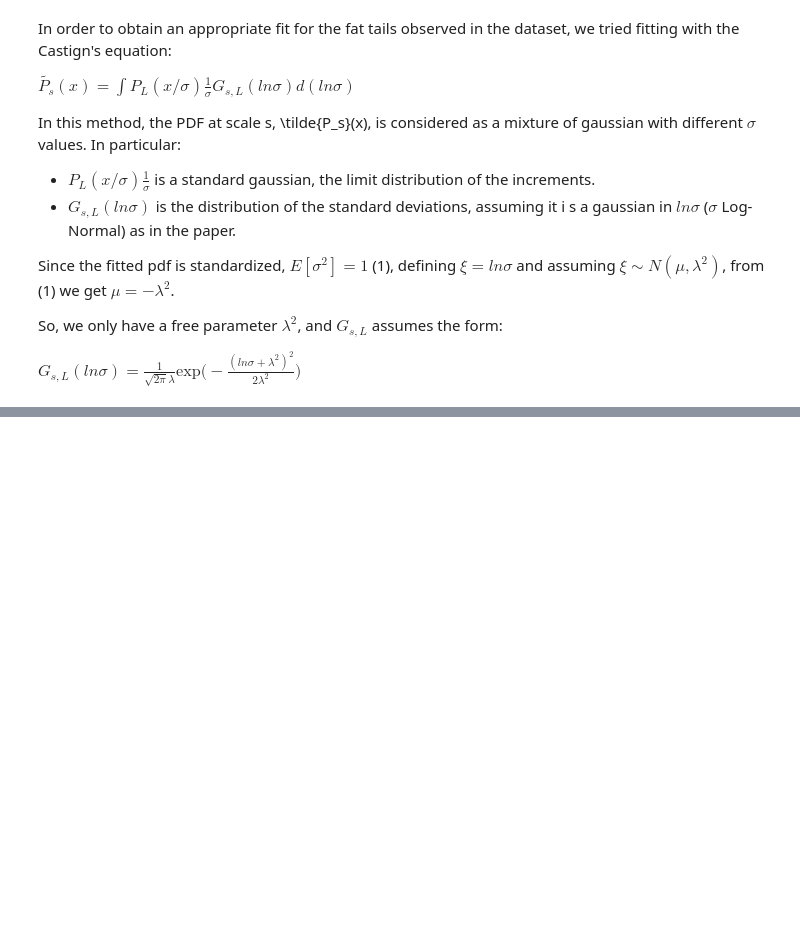
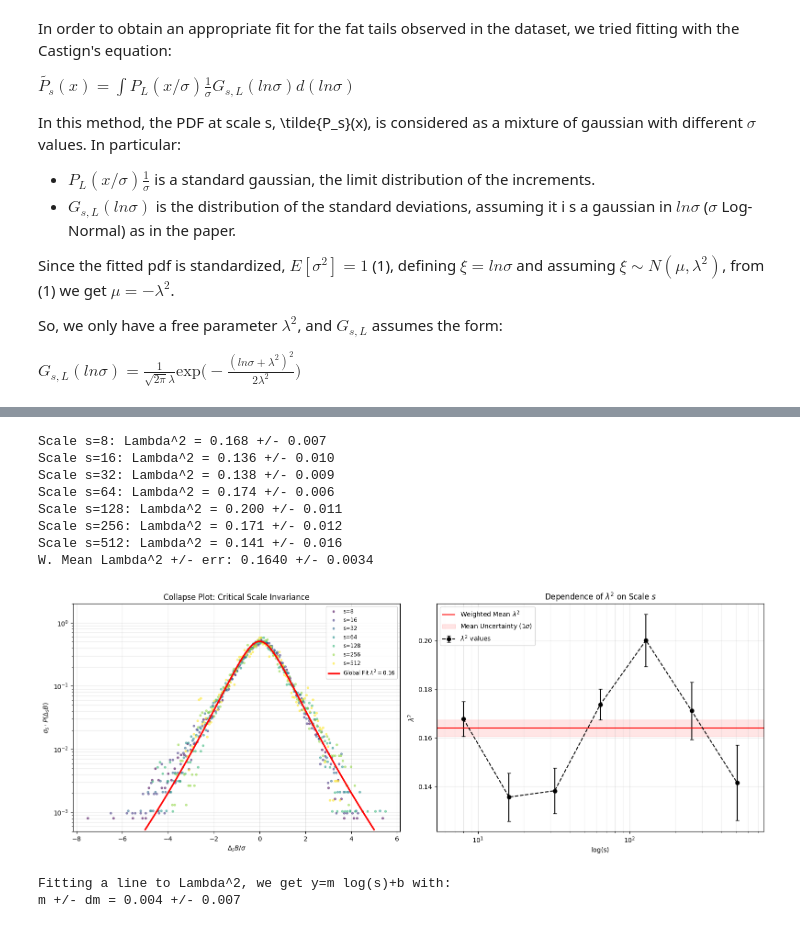
Before and after one commit to luca-dituri/LCP_projects_Y8, a Jupyter notebook: luca.ipynb, the cells around one changed output, grey strips where cells are left out. Cells and saved outputs as stored; diff of their text form; code cells hidden in the pictures; blank space fills up the shorter version.

```diff
--- a/luca.ipynb
+++ b/luca.ipynb
@@ -11,7 +11,7 @@ import scipy as sp
 filename='Y1.txt'
 data = pd.read_csv(filename).to_numpy()
 B = np.cumsum(data)
-s_values = [8, 16, 32, 64, 128, 256]
+s_values = 2**np.array([3,4,5,6,7,8,9])
 deltaB = [] # empty list, to be filled with s values
 df = pd.DataFrame()
 
@@ -315,0 +315,18 @@ Lambda^2 Medio +/- err: 0.164+/-0.002
+# %%
+results,lambdas,lambda_errors = get_res(df)
+plot_results(results,lambdas,lambda_errors)
+# %% [output]
+Scale s=8: Lambda^2 = 0.168 +/- 0.007
+Scale s=16: Lambda^2 = 0.136 +/- 0.010
+Scale s=32: Lambda^2 = 0.138 +/- 0.009
+Scale s=64: Lambda^2 = 0.174 +/- 0.006
+Scale s=128: Lambda^2 = 0.200 +/- 0.011
+Scale s=256: Lambda^2 = 0.171 +/- 0.012
+Scale s=512: Lambda^2 = 0.141 +/- 0.016
+W. Mean Lambda^2 +/- err: 0.1640 +/- 0.0034
+[figure, added]
+# %%
+lambda_comp(lambdas,lambda_errors,list(results))
+# %% [output]
+Fitting a line to Lambda^2, we get y=m log(s)+b with:
+m +/- dm = 0.004 +/- 0.007
```
Also changed, not shown: parts of 5 cells of this notebook.
